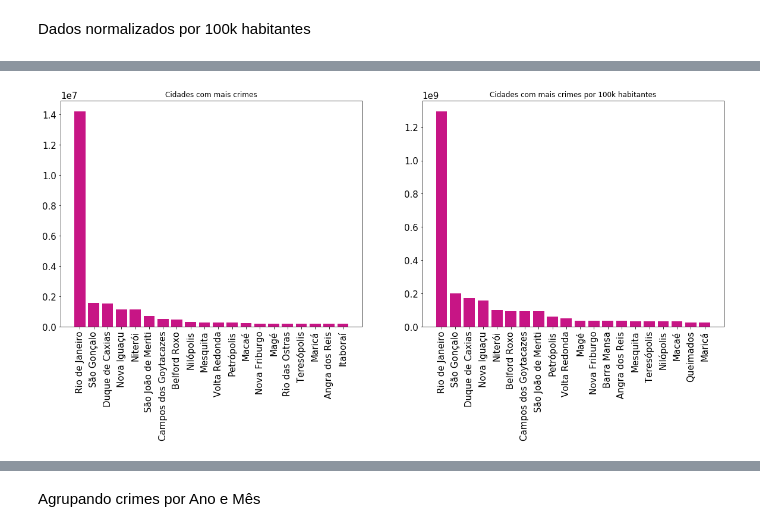
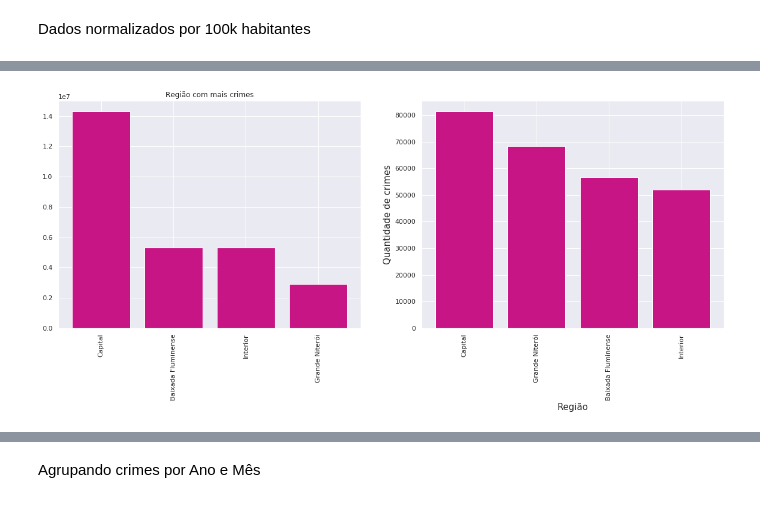
Before and after one commit to deizianens/data-mining, a Jupyter notebook: eda.ipynb, the cells around one changed output, grey strips where cells are left out. Saved outputs shown, nothing was run; the diff lists cells and outputs as text; code cells hidden in the pictures.

```diff
--- a/eda.ipynb
+++ b/eda.ipynb
@@ -165,11 +422,12 @@ tmp_data.sort_values(['populacao_cidade'], ascending=[False]).head()
 | 16060 | Rio de Janeiro | 6320446 | 2019 |
 | 10483 | São Gonçalo | 999728 | 2019 |
 # %%
-tmp_data = pop_crimes[['munic', 'pop_circ', 'vano', 'mes']].copy()
+tmp_data = crimes_pop[['munic', 'pop_circ', 'vano', 'mes']].copy()
 tmp_data = tmp_data.groupby(['munic', 'vano', 'mes'], as_index=False).agg({'pop_circ': 'sum'})
 tmp_data.drop_duplicates(subset = ['munic', 'vano'], inplace = True)
 
-tmp_data.sort_values(['pop_circ'], ascending=[False]).head()
+pop_by_munic = tmp_data.sort_values(['pop_circ'], ascending=[False])
+pop_by_munic.head()
 # %% [output]
 |  | munic | vano | mes | pop_circ |
 | 11899 | Rio de Janeiro | 2018 | 1 | 6573410 |
@@ -183,0 +454,7 @@ Fogo cruzado pega dados de população do censo 2010 do IBGE.
+# %%
+tmp_data = crimes_pop[['pop_circ', 'vano', 'mes', 'Regiao']].copy()
+tmp_data = tmp_data.groupby(['Regiao', 'vano', 'mes'], as_index=False).agg({'pop_circ': 'sum'})
+tmp_data.drop_duplicates(subset = ['Regiao', 'vano'], inplace = True)
+
+pop_by_regiao = tmp_data.sort_values(['pop_circ'], ascending=[False])
+pop_by_regiao.head()
@@ -202,0 +474,8 @@ crimes_pop.head()
+# %%
+sns.set()
+tmp_data = population_df.loc[population_df['vano'] ==2019]
+
+plt.hist(population_df['pop_circ'])
+plt.xlabel('População')
+plt.ylabel('Numero de CISPs')
+plt.show()
@@ -235,20 +873,33 @@ total_crimes_munic_100k = total_crimes_munic_100k.sort_values(['total_crime'], a
 # %%
+
+tmp_data = crimes_df.groupby(['Regiao'], as_index=False)[crimes_df.columns[9:]].sum()
+tmp_data['total_crime']= tmp_data.iloc[:, 9:].sum(axis=1)
+total_crimes_regiao = tmp_data
+total_crimes_regiao = total_crimes_regiao.sort_values(['total_crime'], ascending=[False])
+
+tmp_data = crimes_per100k.groupby(['Regiao'], as_index=False)[crimes_per100k.columns[9:]].sum()
+tmp_data['total_crime']= tmp_data.iloc[:, 9:].sum(axis=1)
+total_crimes_regiao_100k = tmp_data
+total_crimes_regiao_100k = total_crimes_regiao_100k.sort_values(['total_crime'], ascending=[False])
+
 f = plt.figure(figsize=(20,7))
 
 #The below code will create two plots. The parameters that .subplot take are (row, column, no. of plots).
 plt.subplot(1,2,1)
 
-y_pos = np.arange(20)
+y_pos = np.arange(4)
 
-plt.bar(y_pos, total_crimes_munic['total_crime'].head(20), align='center', color = 'mediumvioletred')
-plt.xticks(y_pos, total_crimes_munic['munic'].head(20), rotation = 90)
-plt.title('Cidades com mais crimes')
+plt.bar(y_pos, total_crimes_regiao['total_crime'], align='center', color = 'mediumvioletred')
+plt.xticks(y_pos,total_crimes_regiao['Regiao'], rotation = 90)
+plt.title('Região com mais crimes')
 
 plt.subplot(1,2,2)
-plt.bar(y_pos, total_crimes_munic_100k['total_crime'].head(20), align='center', color = 'mediumvioletred')
-plt.xticks(y_pos, total_crimes_munic_100k['munic'].head(20), rotation = 90)
-plt.title('Cidades com mais crimes por 100k habitantes')
+plt.bar(y_pos, total_crimes_regiao_100k_2['total_crime'], align='center', color = 'mediumvioletred')
+plt.xticks(y_pos, total_crimes_regiao_100k_2['Regiao'], rotation = 90)
+plt.xlabel('Região', fontsize=15)
+plt.ylabel('Quantidade de crimes', fontsize=15)
+# plt.title('Região com mais crimes por 100k habitantes')
 
 plt.show()
 # %% [output]
-[figure, old version]
+[figure, new version]
```
Also changed, not shown: parts of 119 cells of this notebook, 5 other files.
